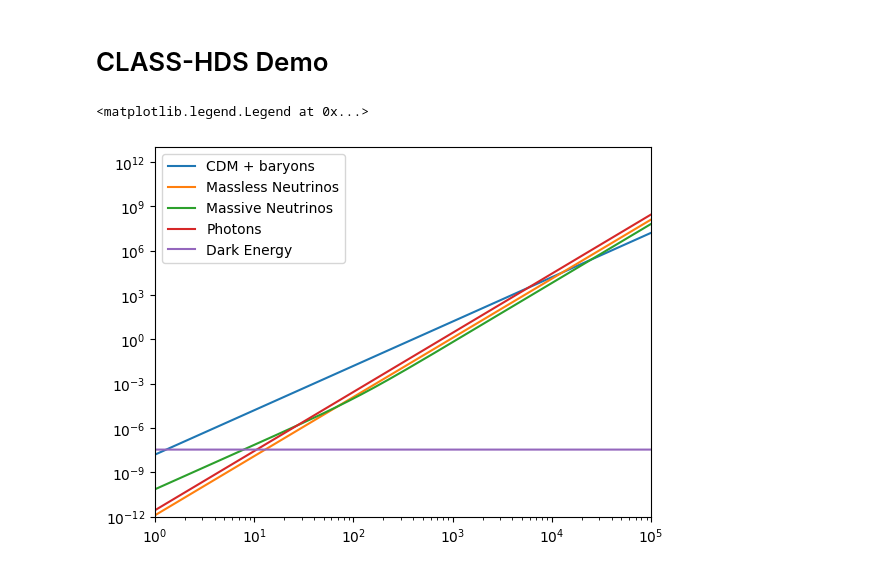
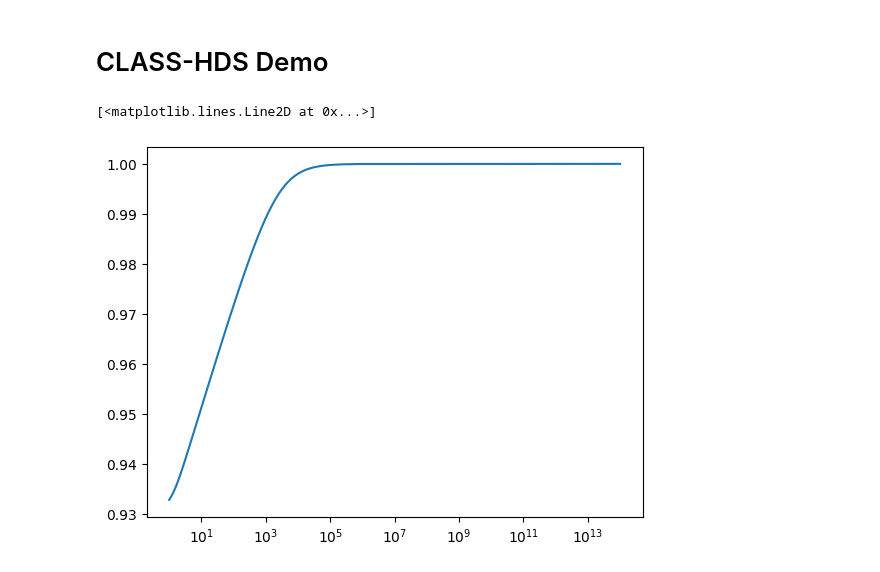
Before and after one commit to joaoreboucas1/class_hds, a Jupyter notebook: notebooks/demo.ipynb, the cells around one changed output. Cells and saved outputs as stored; diff of their text form; code cells hidden in the pictures.

Commit message:
Implementing background and docs

```diff
--- a/notebooks/demo.ipynb
+++ b/notebooks/demo.ipynb
@@ -4,47 +4,3 @@
 import matplotlib.pyplot as plt
 import numpy as np
 from classy import Class
-# %%
-# Evoke class, set parameters and solve Einstein-Boltzmann
-c = Class()
-pars = {
-    # Cosmological parameters
-    "H0": 67.32,
-    "omega_b": 0.022383,
-    "omega_cdm": 0.12011,
-    "A_s": 2.1e-9,
-    "n_s": 0.9649,
-    "tau_reio": 0.0544,
-    "N_ur": 2,
-    "N_ncdm": 1,
-    "m_ncdm": 0.06,
-    # CLASS settings
-    "lensing": "yes",
-    "non_linear": "hmcode",
-    "output": "mPk,tCl,pCl,lCl",
-    "l_max_scalars": 3000,
-    "P_k_max_1/Mpc": 10
-}
-c.set(pars)
-c.compute()
-# %%
-bg = c.get_background()
-z = bg["z"]
-rho_cb = bg["(.)rho_cdm"] + bg["(.)rho_b"]
-rho_nu_massless = bg["(.)rho_ur"]
-rho_nu_massive = bg["(.)rho_ncdm[0]"]
-rho_phot = bg["(.)rho_g"]
-rho_de = bg["(.)rho_lambda"]
-rho_tot = bg["(.)rho_tot"]
-
-plt.loglog(1+z, rho_cb, label="CDM + baryons")
-plt.loglog(1+z, rho_nu_massless, label="Massless Neutrinos")
-plt.loglog(1+z, rho_nu_massive, label="Massive Neutrinos")
-plt.loglog(1+z, rho_phot, label="Photons")
-plt.loglog(1+z, rho_de, label="Dark Energy")
-plt.xlim([1, 1e5])
-plt.ylim([1e-12, 1e13])
-plt.legend()
-# %% [output]
-<matplotlib.legend.Legend at 0x...>
-[figure, removed]
@@ -50,0 +66,8 @@ plt.legend()
+# %%
+bg_8 = get_hds_background(8)
+bg_10 = get_hds_background(10)
+# %%
+plt.semilogx(1 + bg_8['z'], bg_8['phi_scf']/8)
+# %% [output]
+[<matplotlib.lines.Line2D at 0x...>]
+[figure, added]
```
Also changed, not shown: parts of 4 cells of this notebook, 2 other files.
